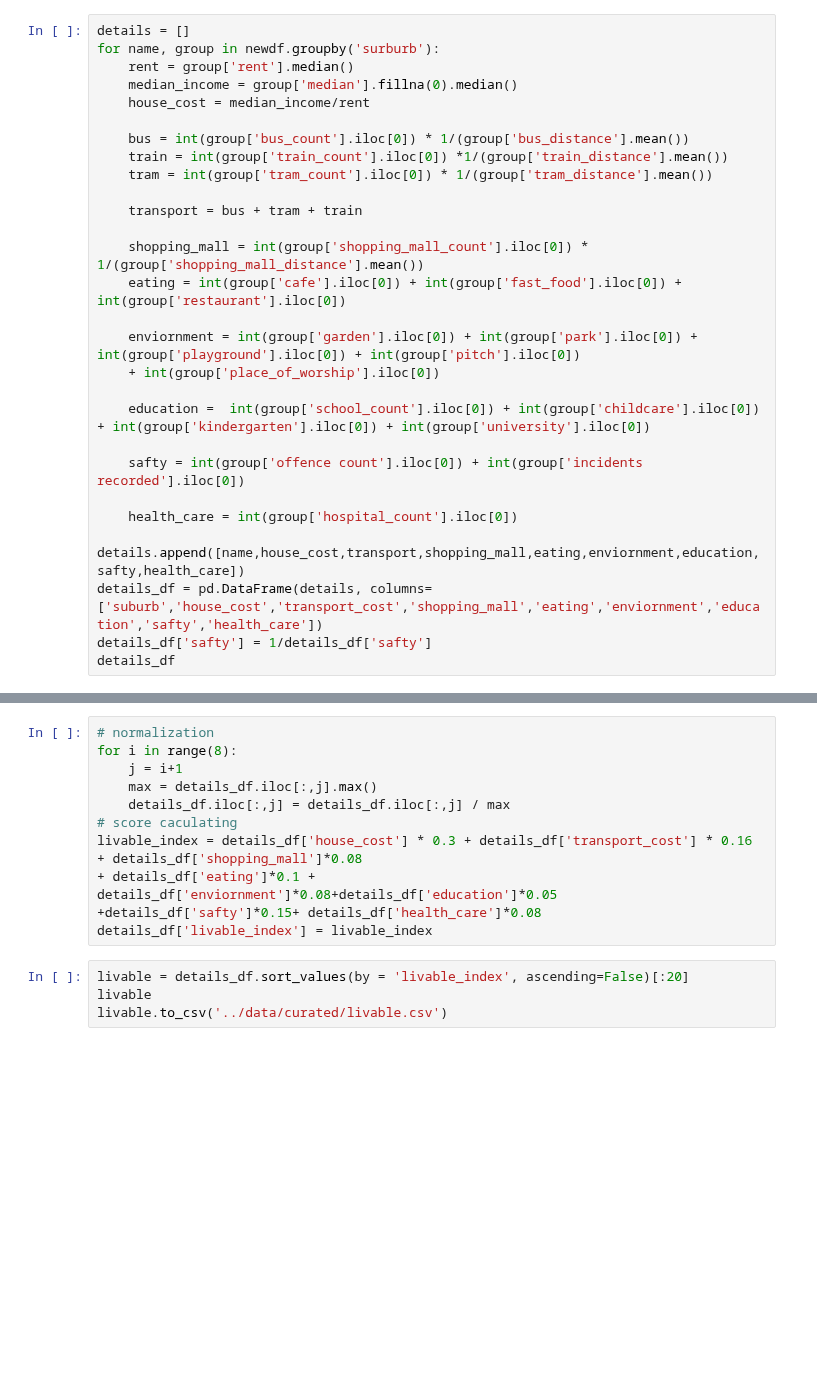
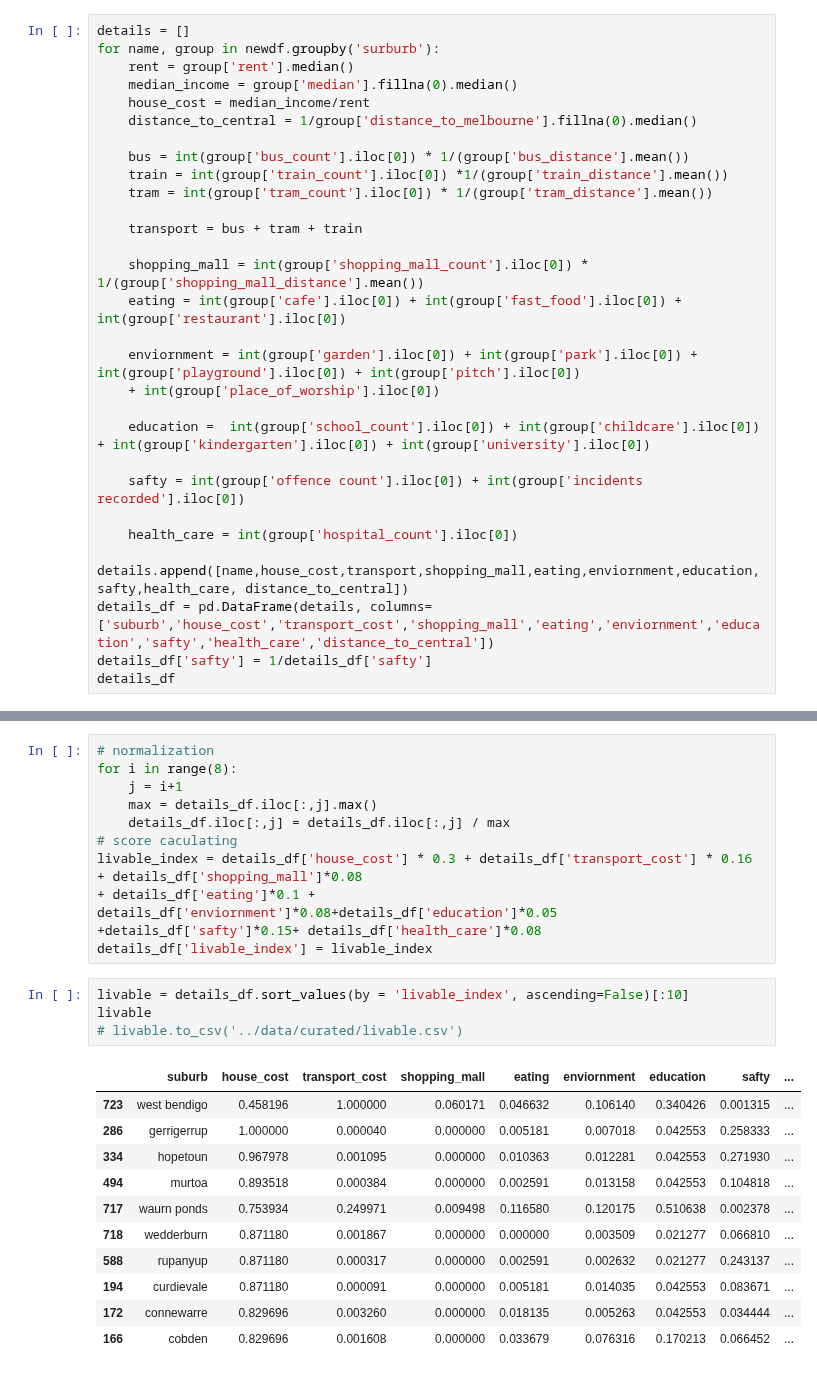
Before and after one commit to MAST30034-Applied-Data-Science/generic-real-estate-consulting-project-group-12, a Jupyter notebook: notebooks/final.ipynb, the cells around one changed output, grey strips where cells are left out. Saved outputs shown, nothing was run; the diff lists cells and outputs as text; blank space fills up the shorter version.

```diff
--- a/notebooks/final.ipynb
+++ b/notebooks/final.ipynb
@@ -1087,6 +1087,7 @@ for name, group in newdf.groupby('surburb'):
     rent = group['rent'].median()
     median_income = group['median'].fillna(0).median()
     house_cost = median_income/rent
+    distance_to_central = 1/group['distance_to_melbourne'].fillna(0).median()
 
     bus = int(group['bus_count'].iloc[0]) * 1/(group['bus_distance'].mean())
     train = int(group['train_count'].iloc[0]) *1/(group['train_distance'].mean())
@@ -1105,8 +1106,8 @@ for name, group in newdf.groupby('surburb'):
     safty = int(group['offence count'].iloc[0]) + int(group['incidents recorded'].iloc[0])
 
     health_care = int(group['hospital_count'].iloc[0])
-    details.append([name,house_cost,transport,shopping_mall,eating,enviornment,education,safty,health_care])
-details_df = pd.DataFrame(details, columns=['suburb','house_cost','transport_cost','shopping_mall','eating','enviornment','education','safty','health_care'])
+    details.append([name,house_cost,transport,shopping_mall,eating,enviornment,education,safty,health_care, distance_to_central])
+details_df = pd.DataFrame(details, columns=['suburb','house_cost','transport_cost','shopping_mall','eating','enviornment','education','safty','health_care','distance_to_central'])
 details_df['safty'] = 1/details_df['safty']
 details_df
 # %% [output]
@@ -1134,6 +1135,18 @@ livable_index = details_df['house_cost'] * 0.3 + details_df['transport_cost'] *
 + details_df['eating']*0.1 + details_df['enviornment']*0.08+details_df['education']*0.05 +details_df['safty']*0.15+ details_df['health_care']*0.08
 details_df['livable_index'] = livable_index
 # %%
-livable = details_df.sort_values(by = 'livable_index', ascending=False)[:20]
+livable = details_df.sort_values(by = 'livable_index', ascending=False)[:10]
 livable
-livable.to_csv('../data/curated/livable.csv')
+# livable.to_csv('../data/curated/livable.csv')
+# %% [output]
+|  | suburb | house_cost | transport_cost | shopping_mall | eating | enviornment | education | safty | ... |
+| 723 | west bendigo | 0.458196 | 1.000000 | 0.060171 | 0.046632 | 0.106140 | 0.340426 | 0.001315 | ... |
+| 286 | gerrigerrup | 1.000000 | 0.000040 | 0.000000 | 0.005181 | 0.007018 | 0.042553 | 0.258333 | ... |
+| 334 | hopetoun | 0.967978 | 0.001095 | 0.000000 | 0.010363 | 0.012281 | 0.042553 | 0.271930 | ... |
+| 494 | murtoa | 0.893518 | 0.000384 | 0.000000 | 0.002591 | 0.013158 | 0.042553 | 0.104818 | ... |
+| 717 | waurn ponds | 0.753934 | 0.249971 | 0.009498 | 0.116580 | 0.120175 | 0.510638 | 0.002378 | ... |
+| 718 | wedderburn | 0.871180 | 0.001867 | 0.000000 | 0.000000 | 0.003509 | 0.021277 | 0.066810 | ... |
+| 588 | rupanyup | 0.871180 | 0.000317 | 0.000000 | 0.002591 | 0.002632 | 0.021277 | 0.243137 | ... |
+| 194 | curdievale | 0.871180 | 0.000091 | 0.000000 | 0.005181 | 0.014035 | 0.042553 | 0.083671 | ... |
+| 172 | connewarre | 0.829696 | 0.003260 | 0.000000 | 0.018135 | 0.005263 | 0.042553 | 0.034444 | ... |
+| 166 | cobden | 0.829696 | 0.001608 | 0.000000 | 0.033679 | 0.076316 | 0.170213 | 0.066452 | ... |
```
Also changed, not shown: parts of 2 cells of this notebook.
